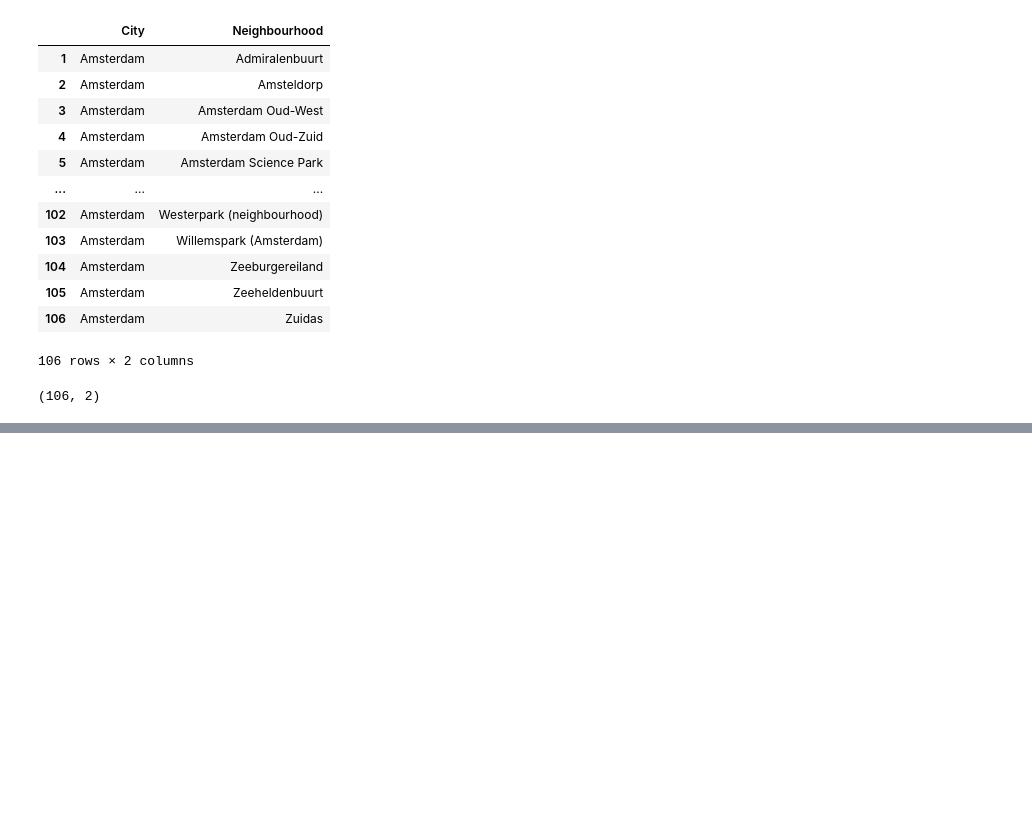
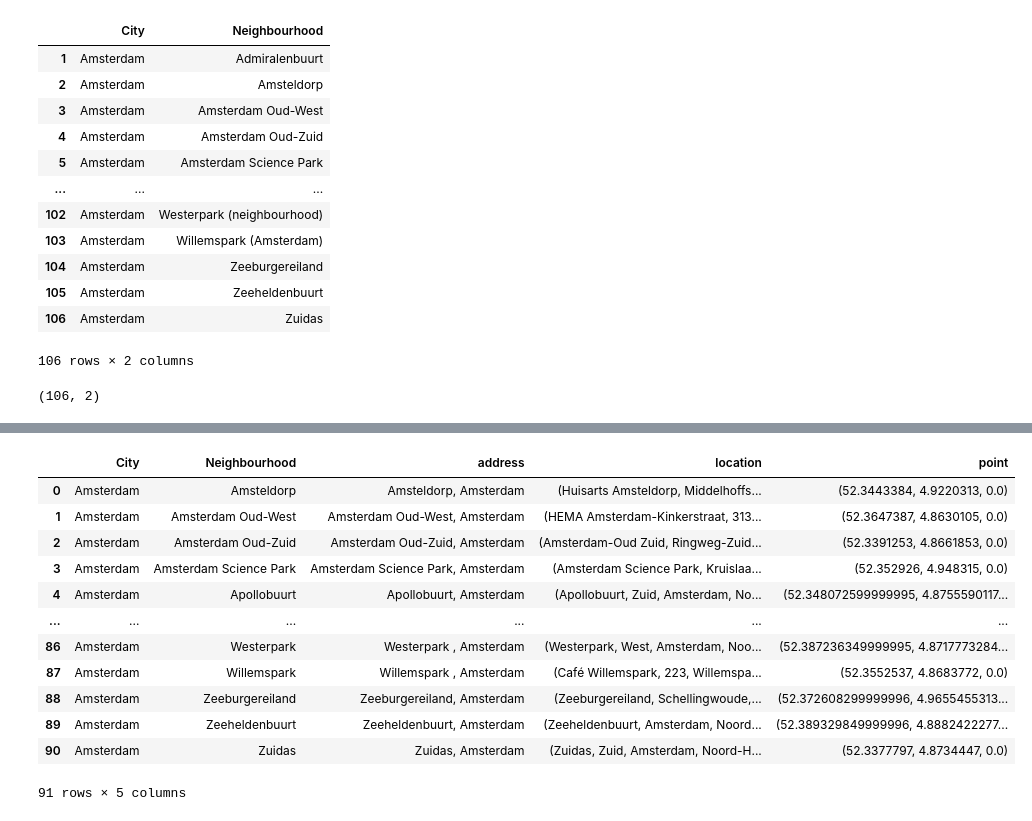
Before and after one commit to desoto1959/Coursera_Capstone, a Jupyter notebook: The_Battle_of_the_Neighbourhoods.ipynb, the cells around one changed output, grey strips where cells are left out. Saved outputs shown, nothing was run; the diff lists cells and outputs as text; code cells hidden in the pictures; blank space fills up the shorter version.

```diff
--- a/The_Battle_of_the_Neighbourhoods.ipynb
+++ b/The_Battle_of_the_Neighbourhoods.ipynb
@@ -181,0 +268,18 @@ df
+# %%
+df2.dropna(inplace=True)
+df2.reset_index(drop=True, inplace=True)
+df2
+# %% [output]
+|  | City | Neighbourhood | address | location | point |
+| 0 | Amsterdam | Amsteldorp | Amsteldorp, Amsterdam | (Huisarts Amsteldorp, Middelhoffs... | (52.3443384, 4.9220313, 0.0) |
+| 1 | Amsterdam | Amsterdam Oud-West | Amsterdam Oud-West, Amsterdam | (HEMA Amsterdam-Kinkerstraat, 313... | (52.3647387, 4.8630105, 0.0) |
+| 2 | Amsterdam | Amsterdam Oud-Zuid | Amsterdam Oud-Zuid, Amsterdam | (Amsterdam-Oud Zuid, Ringweg-Zuid... | (52.3391253, 4.8661853, 0.0) |
+| 3 | Amsterdam | Amsterdam Science Park | Amsterdam Science Park, Amsterdam | (Amsterdam Science Park, Kruislaa... | (52.352926, 4.948315, 0.0) |
+| 4 | Amsterdam | Apollobuurt | Apollobuurt, Amsterdam | (Apollobuurt, Zuid, Amsterdam, No... | (52.348072599999995, 4.8755590117... |
+| ... | ... | ... | ... | ... | ... |
+| 86 | Amsterdam | Westerpark | Westerpark , Amsterdam | (Westerpark, West, Amsterdam, Noo... | (52.387236349999995, 4.8717773284... |
+| 87 | Amsterdam | Willemspark | Willemspark , Amsterdam | (Café Willemspark, 223, Willemspa... | (52.3552537, 4.8683772, 0.0) |
+| 88 | Amsterdam | Zeeburgereiland | Zeeburgereiland, Amsterdam | (Zeeburgereiland, Schellingwoude,... | (52.372608299999996, 4.9655455313... |
+| 89 | Amsterdam | Zeeheldenbuurt | Zeeheldenbuurt, Amsterdam | (Zeeheldenbuurt, Amsterdam, Noord... | (52.389329849999996, 4.8882422277... |
+| 90 | Amsterdam | Zuidas | Zuidas, Amsterdam | (Zuidas, Zuid, Amsterdam, Noord-H... | (52.3377797, 4.8734447, 0.0) |
+91 rows × 5 columns
```
Also changed, not shown: parts of 12 cells of this notebook.
